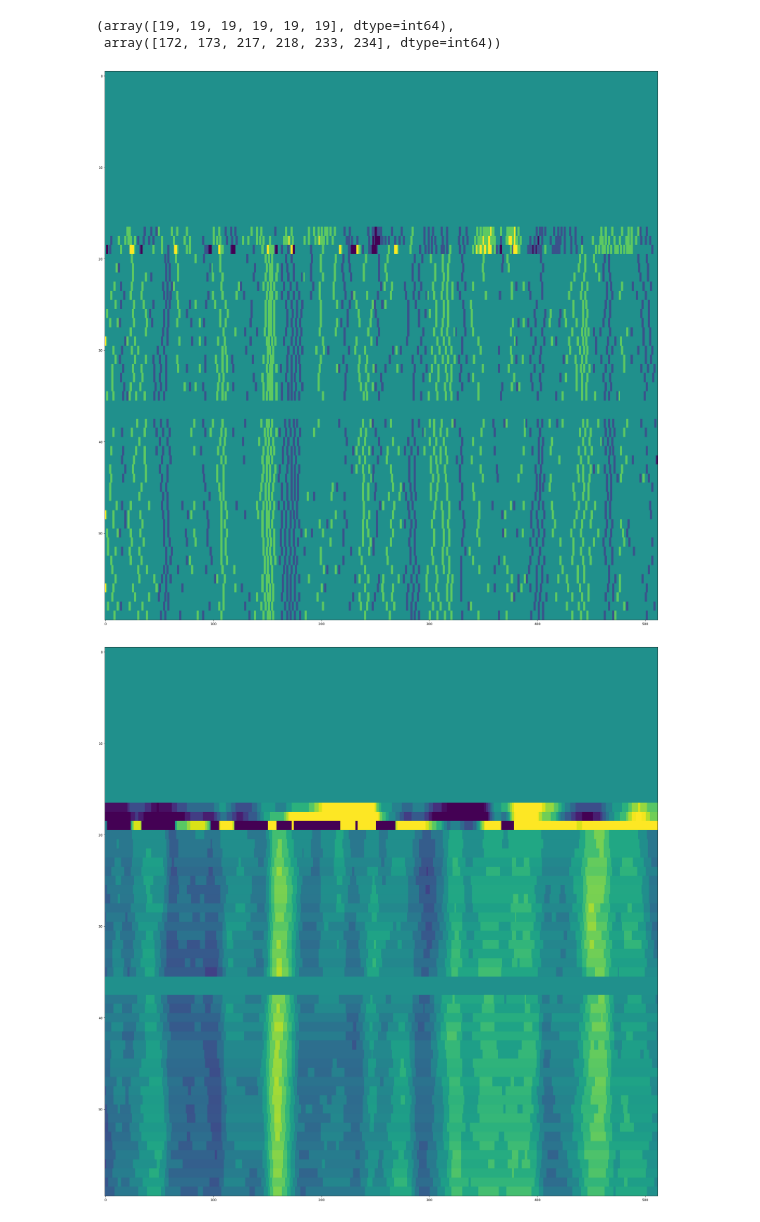
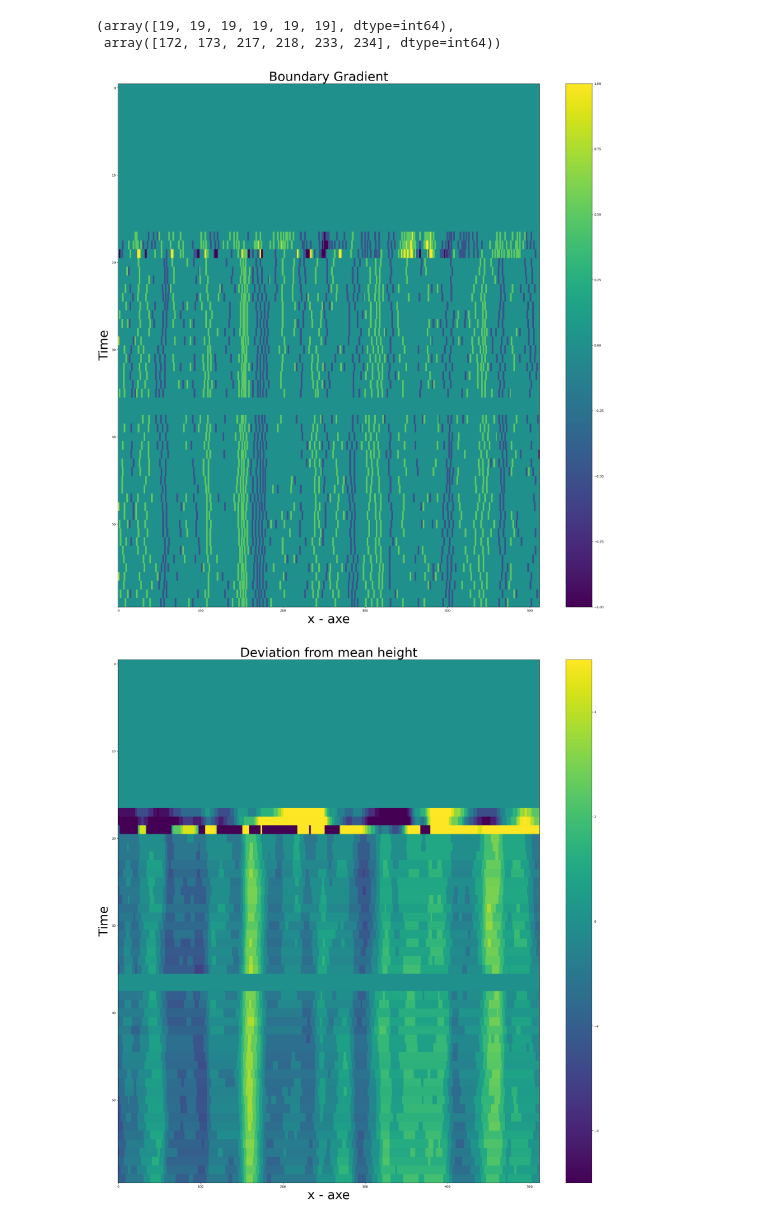
Before and after one commit to amityu/gel_sheets, a Jupyter notebook: exploration.ipynb, the cells around one changed output. Cells and saved outputs as stored; diff of their text form; code cells hidden in the pictures.

```diff
--- a/exploration.ipynb
+++ b/exploration.ipynb
@@ -103,15 +110,23 @@ np.nonzero(gradient_table>20)
 # %%
 #gradient_table = gradient_table[range(len(gradient_table)-1,0,-1)]
 plt.figure(figsize=(30,30))
 plt.imshow(gradient_table, vmin= -1, vmax =1, aspect = 'auto')
-
+plt.xlabel('x - axe',  fontsize = 40)
+plt.ylabel('Time', fontsize = 40)
+plt.title('Boundary Gradient', fontsize = 40)
+plt.colorbar()
 plt.show()
 # %% [output]
-[figure, old version]
+[figure, new version]
 # %%
 plt.figure(figsize=(30,30))
 plt.imshow(height_table, vmin = -5, vmax =5 ,aspect = 'auto')
+plt.xlabel('x - axe',fontsize = 40)
+plt.ylabel('Time', fontsize = 40)
+plt.title('Deviation from mean height',fontsize = 40)
+plt.colorbar()
+plt.show()
 
 plt.show()
 # %% [output]
-[figure, old version]
+[figure, new version]
```
Also changed, not shown: parts of 8 cells of this notebook.
